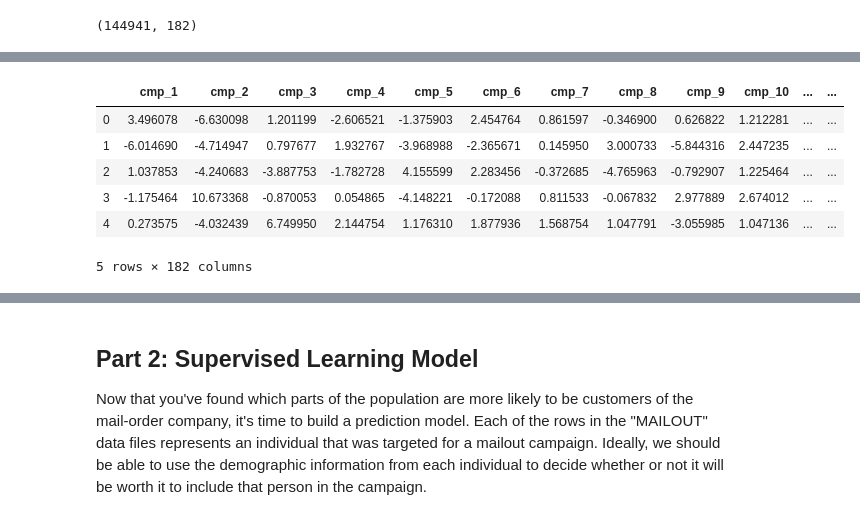
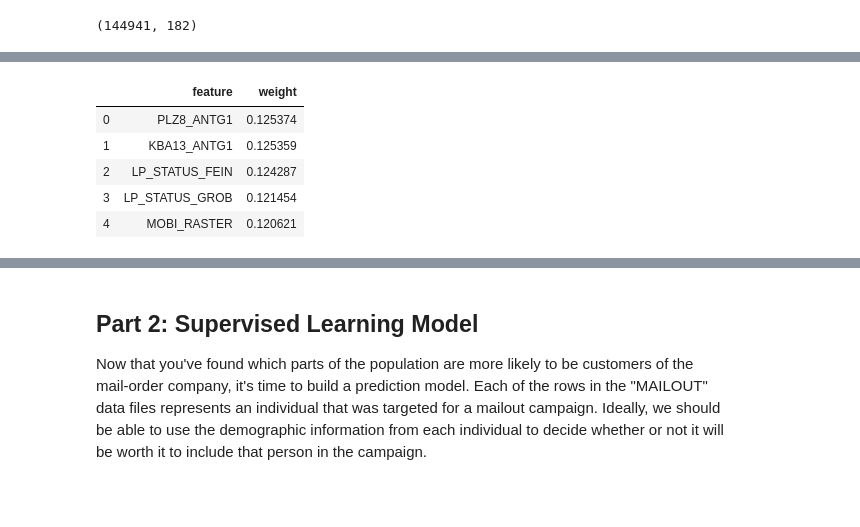
Before and after one commit to keiss01/Udacity, a Jupyter notebook: Arvato Project Workbook.ipynb, the cells around one changed output, grey strips where cells are left out. Cells and saved outputs as stored; diff of their text form; code cells hidden in the pictures.

```diff
--- a/Arvato Project Workbook.ipynb
+++ b/Arvato Project Workbook.ipynb
@@ -573,3 +582,4 @@ customers_clean.head()
 # %%
 df = azdias_clean.copy()
-azdias_scaled_df = StandardScaler().fit_transform(df)
+scaler = StandardScaler()
+azdias_scaled = scaler.fit_transform(df)
@@ -579,0 +597,2 @@ scaled_df.shape
+# %%
+azdias_scaled_df = pd.DataFrame(data = azdias_scaled, columns = azdias_clean.columns)
@@ -652,11 +707,14 @@ azdias_pca_09_df.head()
 5 rows × 182 columns
+# %%
+comp_feat = pd.DataFrame({'feature':list(azdias_clean.columns), 'weight':azdias_pca_09.components_[0]}).sort_values('weight', axis=0, ascending=False)
+# %%
+comp_feat.reset_index(inplace=True, drop=True)
 # %%
-customers_pca_df.head()
+comp_feat.head()
 # %% [output]
-|  | cmp_1 | cmp_2 | cmp_3 | cmp_4 | cmp_5 | cmp_6 | cmp_7 | cmp_8 | cmp_9 | cmp_10 | ... | ... |
-| 0 | 3.496078 | -6.630098 | 1.201199 | -2.606521 | -1.375903 | 2.454764 | 0.861597 | -0.346900 | 0.626822 | 1.212281 | ... | ... |
-| 1 | -6.014690 | -4.714947 | 0.797677 | 1.932767 | -3.968988 | -2.365671 | 0.145950 | 3.000733 | -5.844316 | 2.447235 | ... | ... |
-| 2 | 1.037853 | -4.240683 | -3.887753 | -1.782728 | 4.155599 | 2.283456 | -0.372685 | -4.765963 | -0.792907 | 1.225464 | ... | ... |
-| 3 | -1.175464 | 10.673368 | -0.870053 | 0.054865 | -4.148221 | -0.172088 | 0.811533 | -0.067832 | 2.977889 | 2.674012 | ... | ... |
-| 4 | 0.273575 | -4.032439 | 6.749950 | 2.144754 | 1.176310 | 1.877936 | 1.568754 | 1.047791 | -3.055985 | 1.047136 | ... | ... |
+|  | feature | weight |
+| 0 | PLZ8_ANTG1 | 0.125374 |
+| 1 | KBA13_ANTG1 | 0.125359 |
+| 2 | LP_STATUS_FEIN | 0.124287 |
+| 3 | LP_STATUS_GROB | 0.121454 |
+| 4 | MOBI_RASTER | 0.120621 |
-5 rows × 182 columns
```
Also changed, not shown: parts of 55 cells of this notebook.
